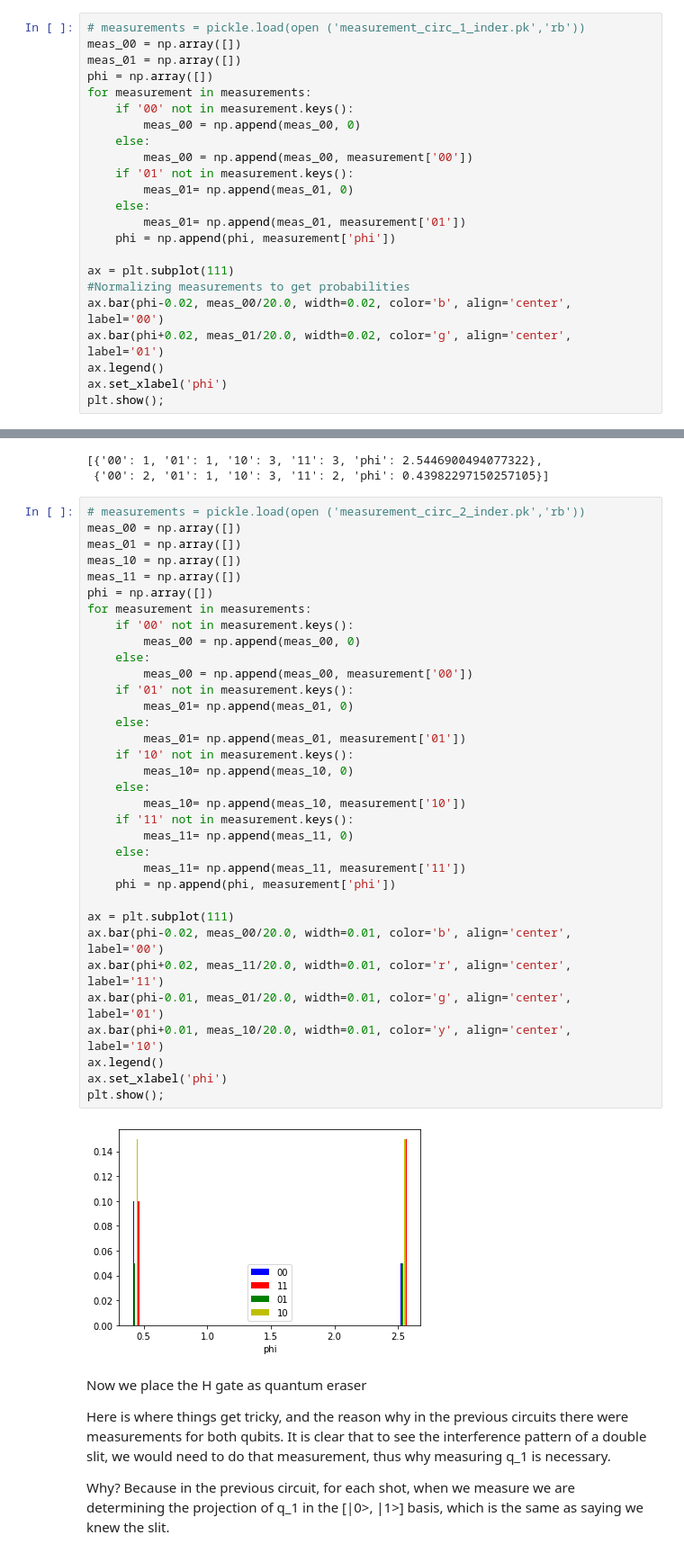
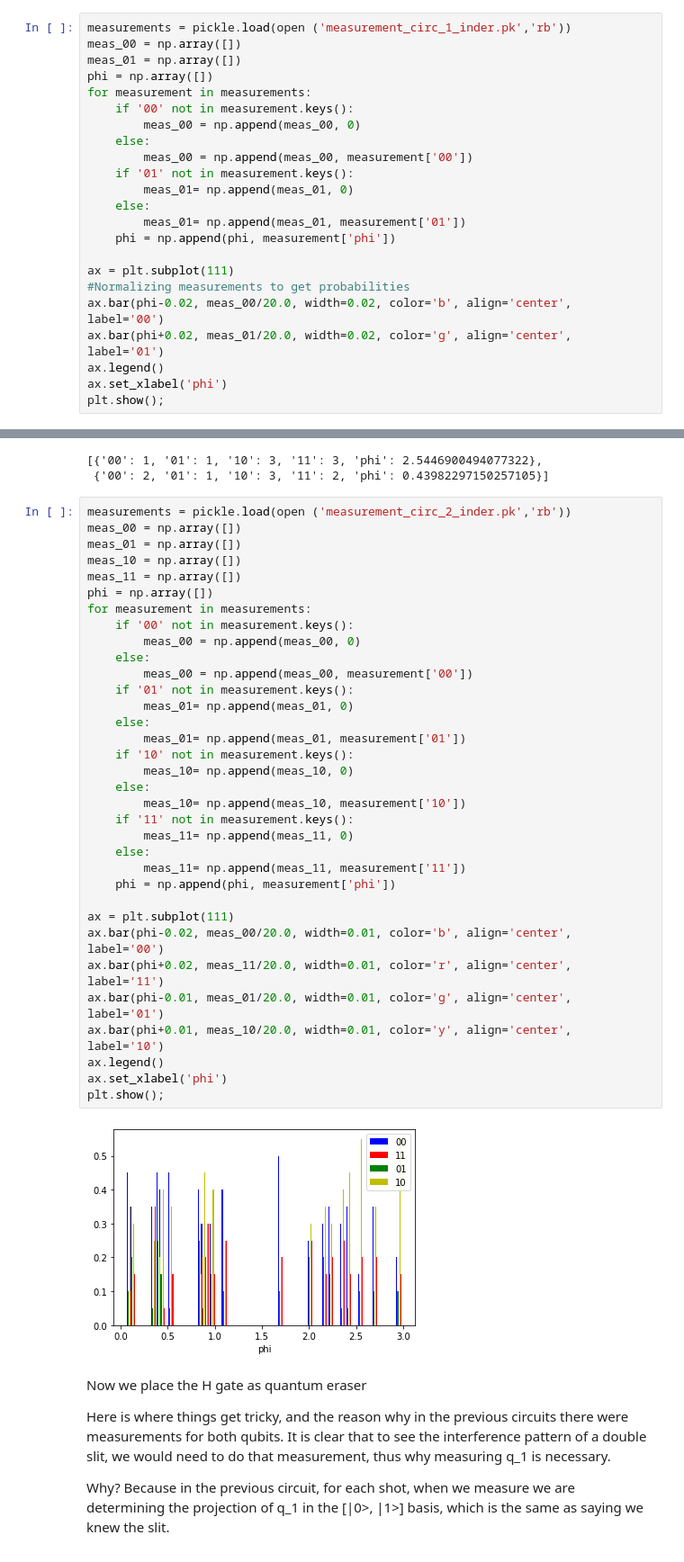
Before and after one commit to CeADARITES-quantum/quantum-eraser, a Jupyter notebook: quantum_eraser.ipynb, the cells around one changed output, grey strips where cells are left out. Shown at 90% size. Saved outputs shown, nothing was run; the diff lists cells and outputs as text.

Commit message:
Updated charts.

```diff
--- a/quantum_eraser.ipynb
+++ b/quantum_eraser.ipynb
@@ -805,7 +805,7 @@ measurements
 [{'00': 4, '01': 10, 'phi': 2.5446900494077322},
  {'00': 14, 'phi': 0.43982297150257105}]
 # %%
-# measurements = pickle.load(open ('measurement_circ_1_inder.pk','rb'))
+measurements = pickle.load(open ('measurement_circ_1_inder.pk','rb'))
 meas_00 = np.array([])
 meas_01 = np.array([])
 phi = np.array([])
@@ -872,41 +872,41 @@ measurements
 [{'00': 1, '01': 1, '10': 3, '11': 3, 'phi': 2.5446900494077322},
  {'00': 2, '01': 1, '10': 3, '11': 2, 'phi': 0.43982297150257105}]
 # %%
-# measurements = pickle.load(open ('measurement_circ_2_inder.pk','rb'))
+measurements = pickle.load(open ('measurement_circ_2_inder.pk','rb'))
 meas_00 = np.array([])
 meas_01 = np.array([])
 meas_10 = np.array([])
 meas_11 = np.array([])
 phi = np.array([])
 for measurement in measurements:
     if '00' not in measurement.keys():
         meas_00 = np.append(meas_00, 0)
     else:
         meas_00 = np.append(meas_00, measurement['00'])
     if '01' not in measurement.keys():
         meas_01= np.append(meas_01, 0)
     else:
         meas_01= np.append(meas_01, measurement['01'])
     if '10' not in measurement.keys():
         meas_10= np.append(meas_10, 0)
     else:
         meas_10= np.append(meas_10, measurement['10'])
     if '11' not in measurement.keys():
         meas_11= np.append(meas_11, 0)
     else:
         meas_11= np.append(meas_11, measurement['11'])
     phi = np.append(phi, measurement['phi'])
 
 ax = plt.subplot(111)
 ax.bar(phi-0.02, meas_00/20.0, width=0.01, color='b', align='center', label='00')
 ax.bar(phi+0.02, meas_11/20.0, width=0.01, color='r', align='center', label='11')
 ax.bar(phi-0.01, meas_01/20.0, width=0.01, color='g', align='center', label='01')
 ax.bar(phi+0.01, meas_10/20.0, width=0.01, color='y', align='center', label='10')
 ax.legend()
 ax.set_xlabel('phi')
 plt.show();
 # %% [output]
-[figure, old version]
+[figure, new version]
 # %% [markdown]
 Now we place the H gate as quantum eraser
 
```
Also changed, not shown: parts of 2 cells of this notebook.
